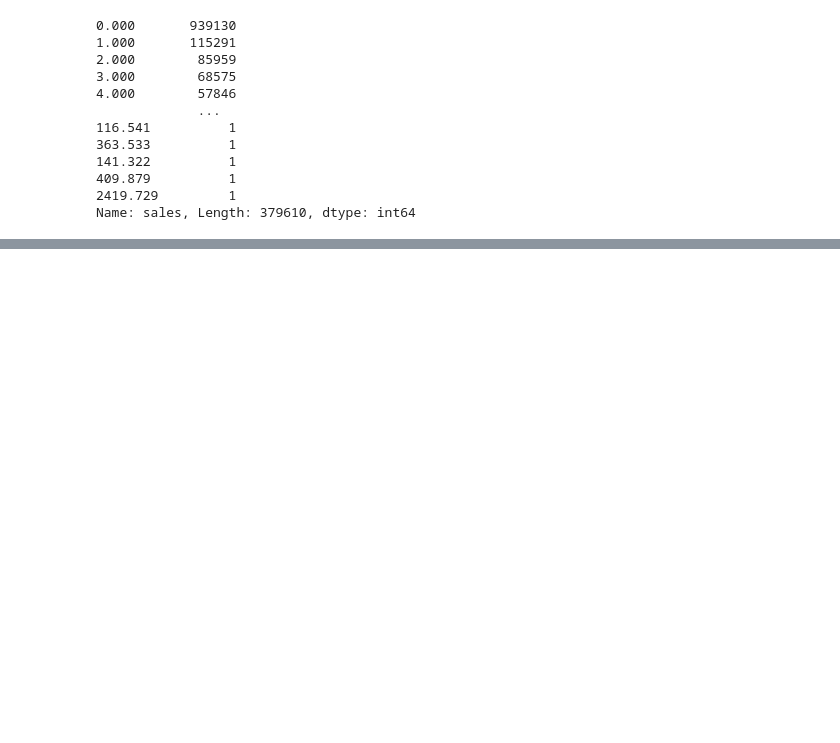
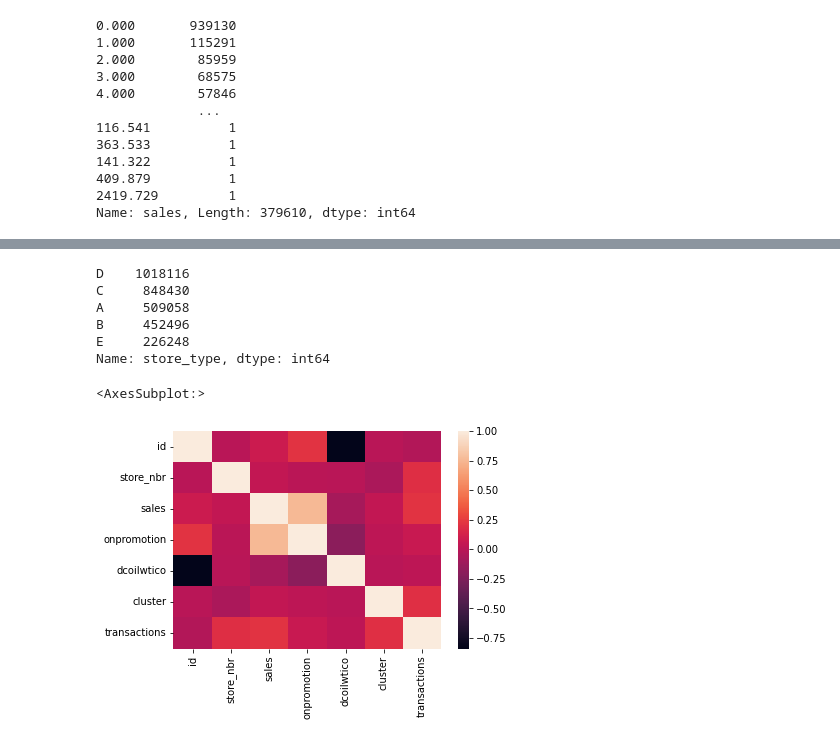
Before and after one commit to Tech-i-s/techis-ds-kaggle-store_sales_time_series_forcasting, a Jupyter notebook: store_sales_time_series_forcasting.ipynb, the cells around one changed output, grey strips where cells are left out. Saved outputs shown, nothing was run; the diff lists cells and outputs as text; code cells hidden in the pictures; blank space fills up the shorter version.

```diff
--- a/store_sales_time_series_forcasting.ipynb
+++ b/store_sales_time_series_forcasting.ipynb
@@ -156,0 +213,13 @@ Name: sales, Length: 379610, dtype: int64
+# %%
+train1 = train.merge(oil, on = 'date', how='left')
+train1 = train1.merge(holidays_events, on = 'date', how='left')
+train1 = train1.merge(stores, on = 'store_nbr', how='left')
+train1 = train1.merge(transactions, on = ['date', 'store_nbr'], how='left')
+train1 = train1.rename(columns = {"type_x" : "holiday_type", "type_y" : "store_type"})
+
+test1 = test.merge(oil, on = 'date', how='left')
+test1 = test1.merge(holidays_events, on = 'date', how='left')
+test1 = test1.merge(stores, on = 'store_nbr', how='left')
+test1 = test1.merge(transactions, on = ['date', 'store_nbr'], how='left')
+test1 = test1.rename(columns = {"type_x" : "holiday_type", "type_y" : "store_type"})
+train1.head()
@@ -156,0 +330,16 @@ Name: sales, Length: 379610, dtype: int64
+# %%
+train1["store_type"].value_counts()
+# %% [output]
+D    1018116
+C     848430
+A     509058
+B     452496
+E     226248
+Name: store_type, dtype: int64
+# %%
+import seaborn as sns
+corr = train1.corr()
+sns.heatmap(corr)
+# %% [output]
+<AxesSubplot:>
+[figure, added]
```
Also changed, not shown: parts of 22 cells of this notebook.
